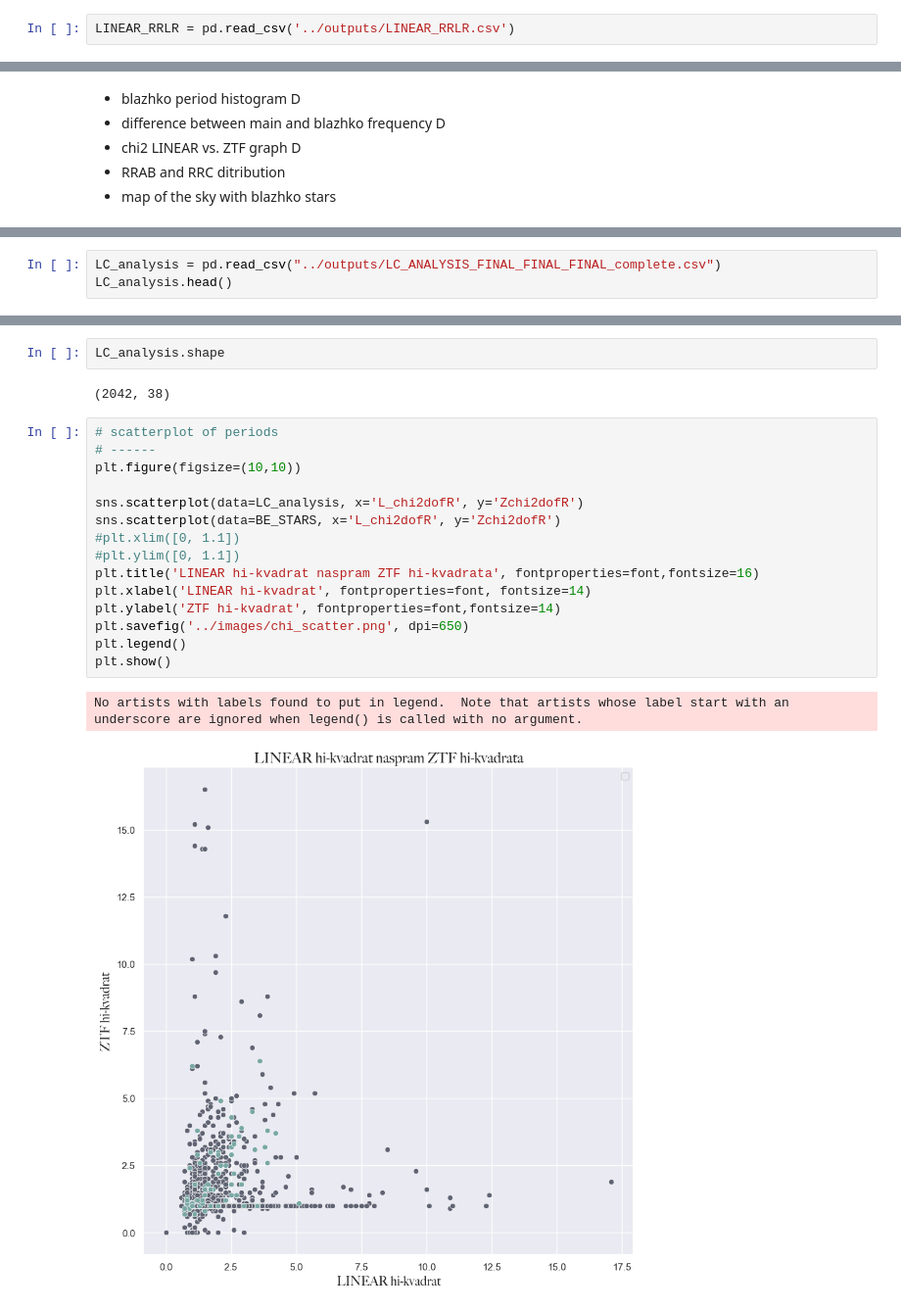
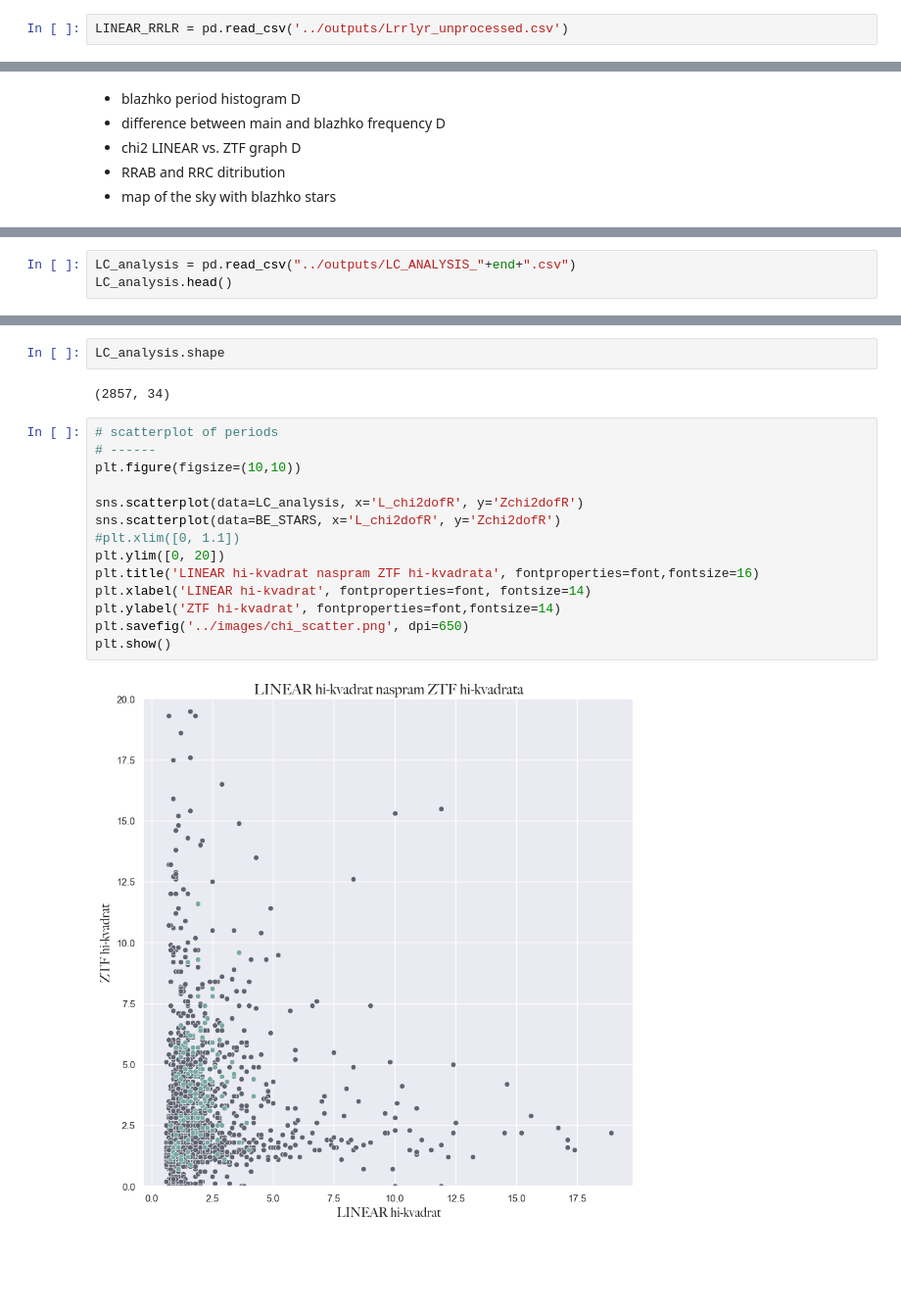
Before and after one commit to emadonev/var_stars, a Jupyter notebook: nbs/06_Blazhko_star_analysis.ipynb, the cells around one changed output, grey strips where cells are left out. Shown at 98% size. Cells and saved outputs as stored; diff of their text form; blank space fills up the shorter version.

```diff
--- a/nbs/06_Blazhko_star_analysis.ipynb
+++ b/nbs/06_Blazhko_star_analysis.ipynb
@@ -100,7 +100,7 @@ rrlyrae.head()
 | 3 | 120.294960 | 40.932457 | 1.180 | 0.237 | 1.087 | 0.368 | -0.170871 | 0.753 | -0.121 | -0.927 | 15.39 | ... |
 | 4 | 120.124542 | 40.656620 | 1.178 | -0.145 | 0.835 | 0.277 | -0.503252 | 0.550 | 0.140 | -0.650 | 16.98 | ... |
 # %%
-LINEAR_RRLR = pd.read_csv('../outputs/LINEAR_RRLR.csv')
+LINEAR_RRLR = pd.read_csv('../outputs/Lrrlyr_unprocessed.csv')
 # %%
 LINEAR_RRLR.head()
 # %% [output]
@@ -211,4 +228,4 @@ plt.show()
 # %%
-LC_analysis = pd.read_csv("../outputs/LC_ANALYSIS_FINAL_FINAL_FINAL_complete.csv")
+LC_analysis = pd.read_csv("../outputs/LC_ANALYSIS_"+end+".csv")
 LC_analysis.head()
 # %% [output]
@@ -222,23 +239,21 @@ LC_analysis.head()
 # %%
 LC_analysis.shape
 # %% [output]
-(2042, 38)
+(2857, 34)
 # %%
 # scatterplot of periods
 # ------
 plt.figure(figsize=(10,10))
 
 sns.scatterplot(data=LC_analysis, x='L_chi2dofR', y='Zchi2dofR')
 sns.scatterplot(data=BE_STARS, x='L_chi2dofR', y='Zchi2dofR')
 #plt.xlim([0, 1.1])
-#plt.ylim([0, 1.1])
+plt.ylim([0, 20])
 plt.title('LINEAR hi-kvadrat naspram ZTF hi-kvadrata', fontproperties=font,fontsize=16)
 plt.xlabel('LINEAR hi-kvadrat', fontproperties=font, fontsize=14)
 plt.ylabel('ZTF hi-kvadrat', fontproperties=font,fontsize=14)
 plt.savefig('../images/chi_scatter.png', dpi=650)
-plt.legend()
 plt.show()
 # %% [output]
-No artists with labels found to put in legend.  Note that artists whose label start with an underscore are ignored when legend() is called with no argument.
-[figure, old version]
+[figure, new version]
 # %%
```
Also changed, not shown: parts of 21 cells of this notebook, 44 other files.
